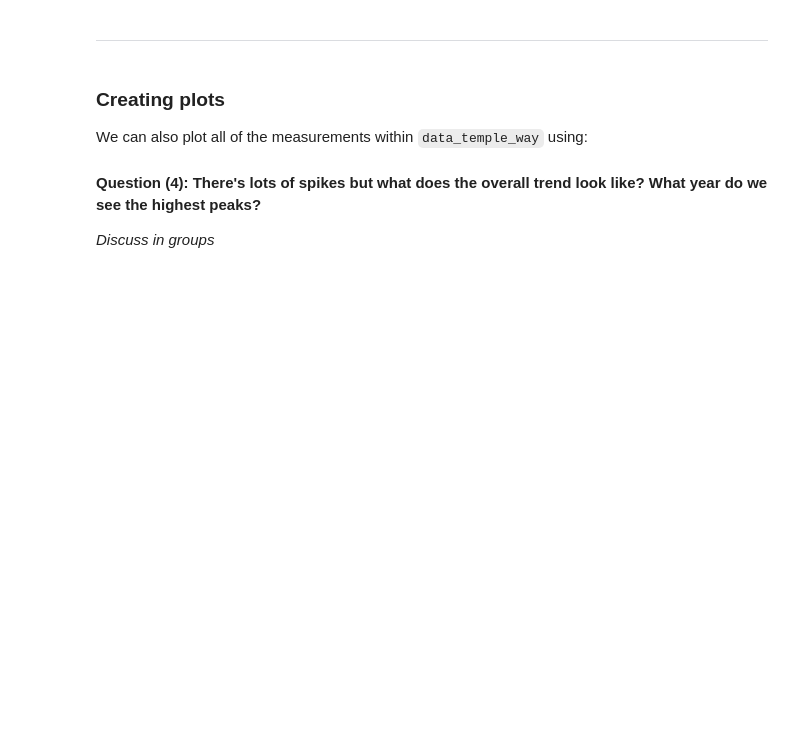
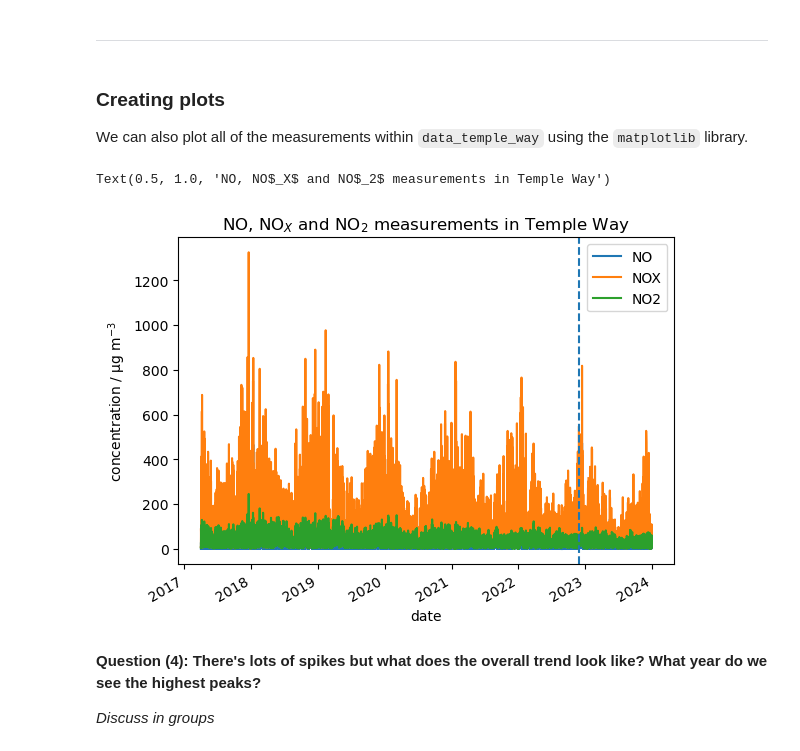
Before and after one commit to bri-sc/demo-sci-comp, a Jupyter notebook: 01_Demo_Scientific_Computing_v2.ipynb, the cells around one changed output. Drawn from its saved outputs; the diff is of its cells as text; code cells hidden in the pictures; blank space fills up the shorter version.

```diff
--- a/01_Demo_Scientific_Computing_v2.ipynb
+++ b/01_Demo_Scientific_Computing_v2.ipynb
@@ -114,13 +176,17 @@ data_temple_way_2018.mean()
 # %% [markdown]
 ### Creating plots
 
-We can also plot all of the measurements within `data_temple_way` using:
+We can also plot all of the measurements within `data_temple_way` using the `matplotlib` library.
 # %%
-data_temple_way.plot()
+import matplotlib.pyplot as plt
+ax = data_temple_way.plot()
 plt.xlabel("date")
-plt.ylabel("concentration of NO$_X$ / µg m$^{-3}$")
+plt.ylabel("concentration / µg m$^{-3}$")
 plt.axvline(x="2022-11-28", linestyle='--', label = "Clean Air Zone implemented") # Adds dashed line for when Clean Air Zone was implemented
-plt.legend()
+plt.title("NO, NO$_X$ and NO$_2$ measurements in Temple Way")
+# %% [output]
+Text(0.5, 1.0, 'NO, NO$_X$ and NO$_2$ measurements in Temple Way')
+[figure, added]
 # %% [markdown]
 **Question (4): There's lots of spikes but what does the overall trend look like? What year do we see the highest peaks?**
 
```
Also changed, not shown: parts of 22 cells of this notebook.
